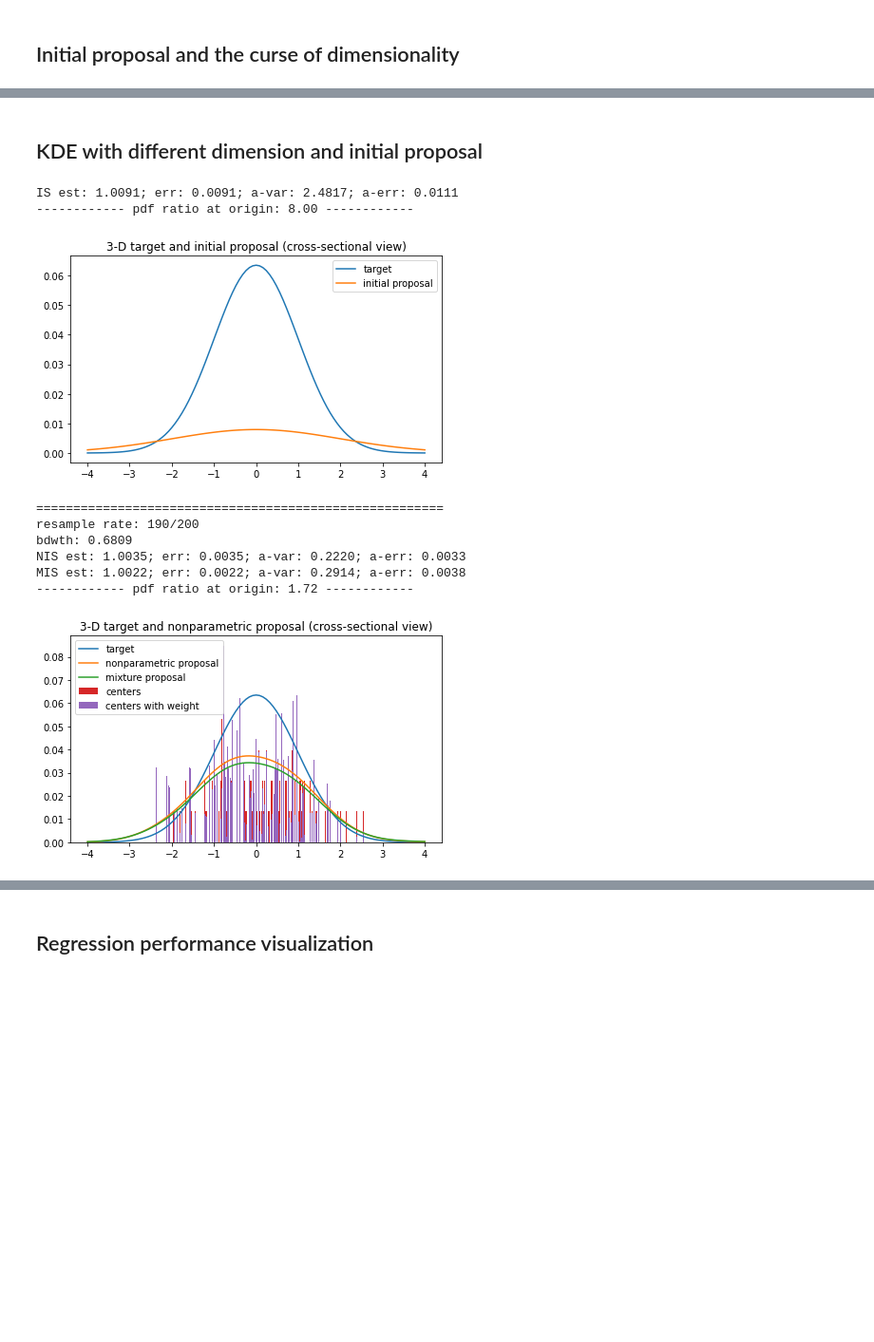
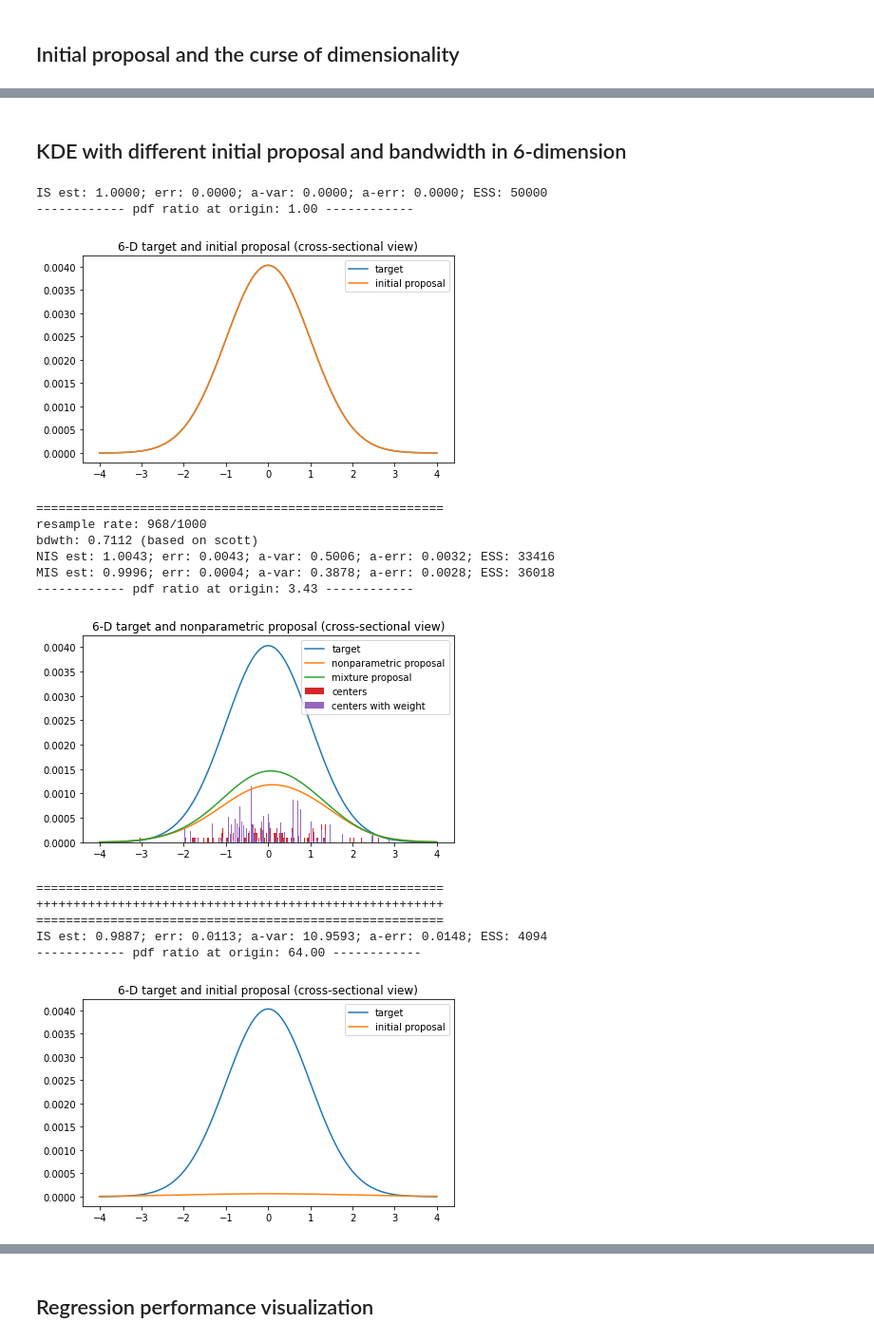
Before and after one commit to IanFla/Two-Stage, a Jupyter notebook: MLE and REG/MLE.ipynb, the cells around one changed output, grey strips where cells are left out. Shown at 95% size. Drawn from its saved outputs; the diff is of its cells as text; code cells hidden in the pictures; blank space fills up the shorter version.

```diff
--- a/MLE and REG/MLE.ipynb
+++ b/MLE and REG/MLE.ipynb
@@ -41,7 +41,9 @@ class MLE:
         if asym:
             aVar=np.var(W)
             aErr=np.sqrt(aVar/W.size)
-            print('{} est: {:.4f}; err: {:.4f}; a-var: {:.4f}; a-err: {:.4f}'.format(name,Z,err,aVar,aErr))
+            ESS=1/np.sum((W/np.sum(W))**2)
+            print('{} est: {:.4f}; err: {:.4f}; a-var: {:.4f}; a-err: {:.4f}; ESS: {:.0f}'\
+                  .format(name,Z,err,aVar,aErr,ESS))
         else:
             print('{} est: {:.4f}; err: {:.4f}'.format(name,Z,err))
 
@@ -99,9 +101,10 @@ class MLE:
 
     def estimate_NIS(self,size,rate,bdwth='scott'):
         if(type(bdwth)==str):
-            tmp=sciKDE(self.rS.T,bw_method=bdwth)
+            method=bdwth
+            tmp=sciKDE(self.rS.T,bw_method=method)
             bdwth=np.mean(np.sqrt(np.diag(tmp.covariance_factor()*np.cov(self.rS.T))))
-            print('bdwth: {:.4f}'.format(bdwth))
+            print('bdwth: {:.4f} (based on {})'.format(bdwth,method))
 
         self.bdwth=bdwth
         self.kde=sklKDE(kernel='gaussian',bandwidth=bdwth).fit(self.rS)
@@ -228,23 +245,44 @@ IS est: 0.9971; err: 0.0029; a-var: 26.0224; a-err: 0.0051
 # %% [markdown]
-## KDE with different dimension and initial proposal
+## KDE with different initial proposal and bandwidth in 6-dimension
 # %%
-mle=MLE(dim=3,sigma=2)
-size=20000
+np.random.seed(1234)
+mle=MLE(dim=6,sigma=1)
+size=50000
 mle.estimate_IS(size)
 x=np.linspace(-4,4,101)
 mle.draw_TP(mle.iP,x,'initial')
 print('=======================================================')
-mle.resample(200,20)
+mle.resample(1000,20)
 mle.estimate_NIS(size,0.9)
 mle.draw_TP(mle.nP,x,'nonparametric')
+
+print('=======================================================')
+print('+++++++++++++++++++++++++++++++++++++++++++++++++++++++')
+print('=======================================================')
+
+np.random.seed(1234)
+mle=MLE(dim=6,sigma=2)
+mle.estimate_IS(size)
+mle.draw_TP(mle.iP,x,'initial')
+print('=======================================================')
+mle.resample(1000,20)
+np.random.seed(123456)
+mle.estimate_NIS(size,0.9)
+mle.draw_TP(mle.nP,x,'nonparametric')
 # %% [output]
-IS est: 1.0091; err: 0.0091; a-var: 2.4817; a-err: 0.0111
------------- pdf ratio at origin: 8.00 ------------
+IS est: 1.0000; err: 0.0000; a-var: 0.0000; a-err: 0.0000; ESS: 50000
+------------ pdf ratio at origin: 1.00 ------------
-[figure, old version]
+[figure, new version]
 =======================================================
-resample rate: 190/200
-bdwth: 0.6809
-NIS est: 1.0035; err: 0.0035; a-var: 0.2220; a-err: 0.0033
-MIS est: 1.0022; err: 0.0022; a-var: 0.2914; a-err: 0.0038
------------- pdf ratio at origin: 1.72 ------------
+resample rate: 968/1000
+bdwth: 0.7112 (based on scott)
+NIS est: 1.0043; err: 0.0043; a-var: 0.5006; a-err: 0.0032; ESS: 33416
+MIS est: 0.9996; err: 0.0004; a-var: 0.3878; a-err: 0.0028; ESS: 36018
+------------ pdf ratio at origin: 3.43 ------------
-[figure, old version]
+[figure, new version]
+=======================================================
++++++++++++++++++++++++++++++++++++++++++++++++++++++++
+=======================================================
+IS est: 0.9887; err: 0.0113; a-var: 10.9593; a-err: 0.0148; ESS: 4094
+------------ pdf ratio at origin: 64.00 ------------
+[figure, added]
```
Also changed, not shown: parts of 8 cells of this notebook.
